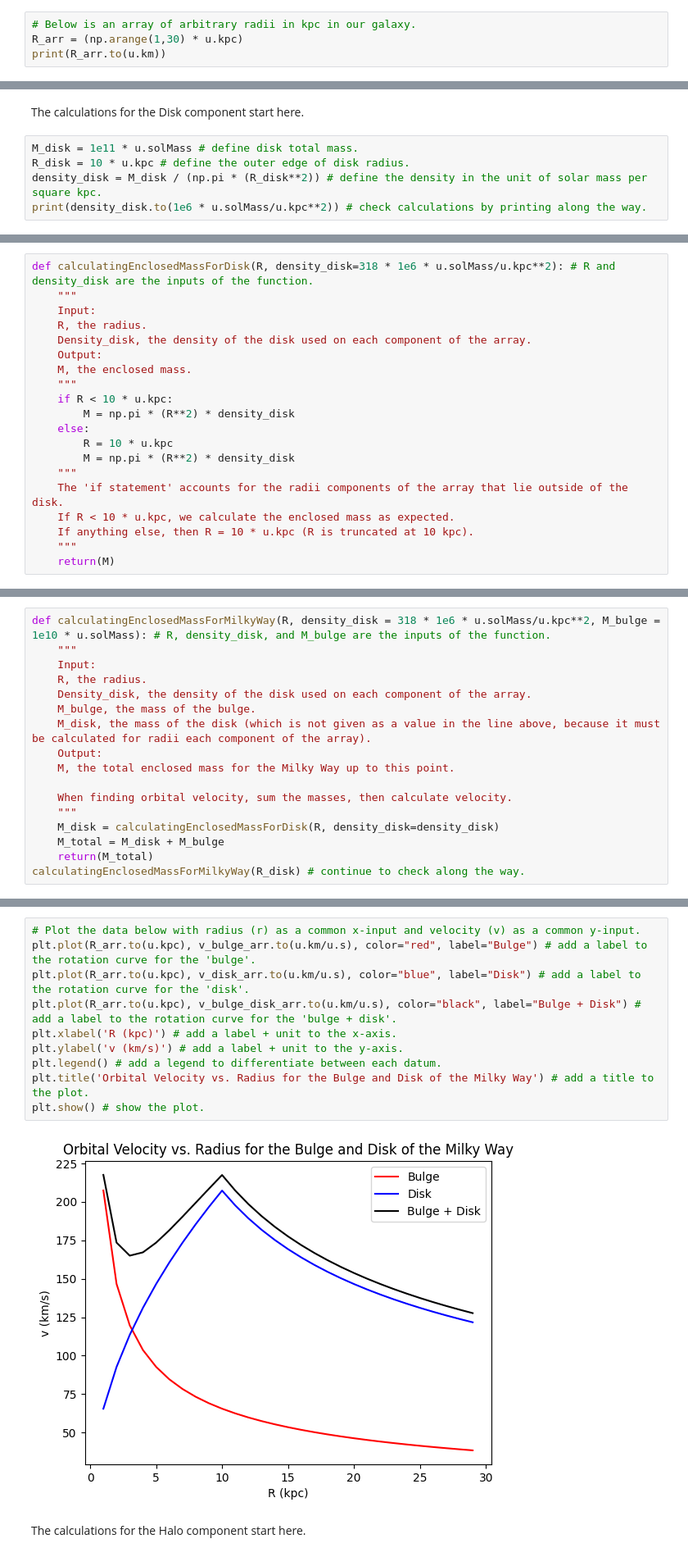
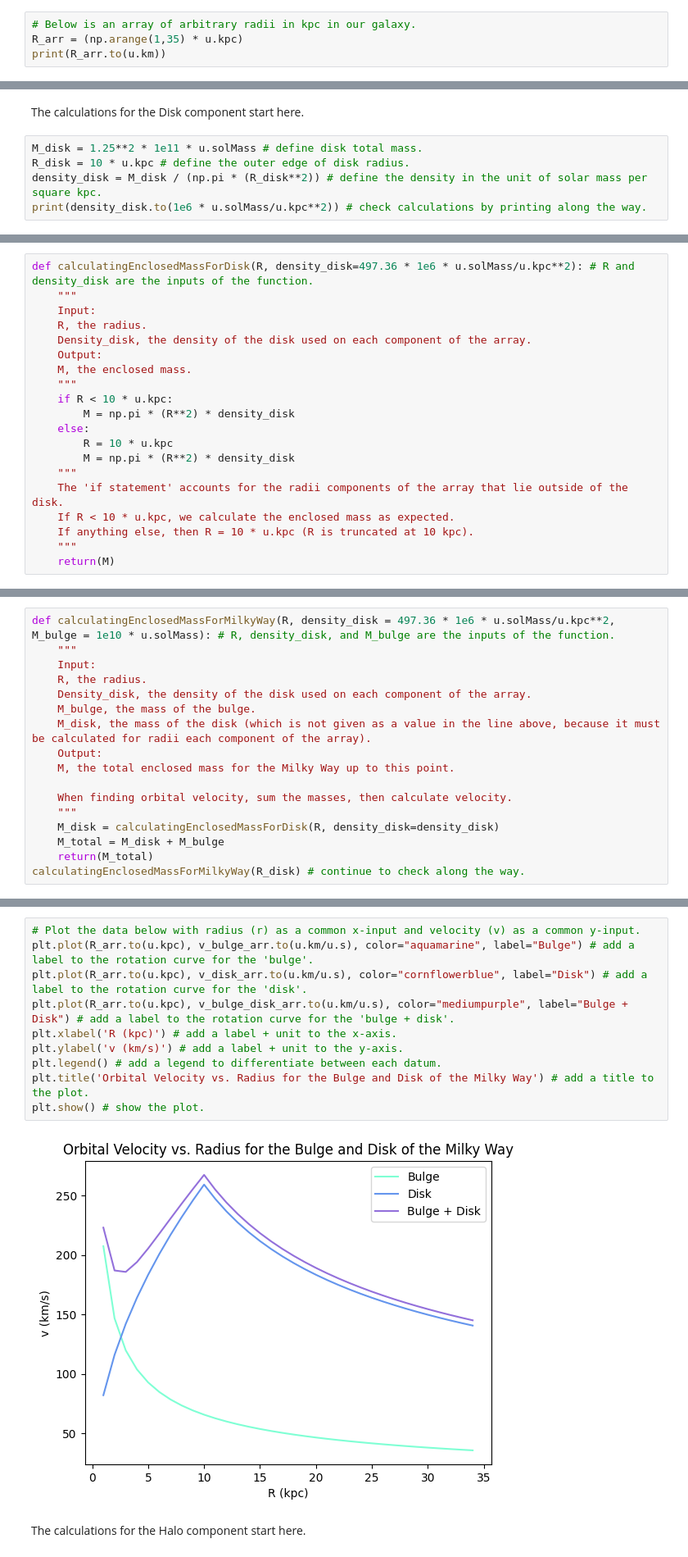
Before and after one commit to AinsleyJacquemain/ASTRON-1221, a Jupyter notebook: Dark_Matter_Project_Ainsley_Jacquemain.ipynb, the cells around one changed output, grey strips where cells are left out. Shown: that part at 82% size. Drawn from its saved outputs; the diff is of its cells as text.

```diff
--- a/Dark_Matter_Project_Ainsley_Jacquemain.ipynb
+++ b/Dark_Matter_Project_Ainsley_Jacquemain.ipynb
@@ -27,7 +27,7 @@ def CalculatingOrbitalVelocity(M, R): # M and R represent the input of the funct
     # Now we can use this same function, orbitalVelocity for multiple calculations.
 # %%
 # Below is an array of arbitrary radii in kpc in our galaxy.
-R_arr = (np.arange(1,30) * u.kpc)
+R_arr = (np.arange(1,35) * u.kpc)
 print(R_arr.to(u.km))
 # %% [output]
 [3.08567758e+16 6.17135516e+16 9.25703274e+16 1.23427103e+17
@@ -80,7 +82,7 @@ plt.show() # show the plot.
 # %% [markdown]
 The calculations for the Disk component start here.
 # %%
-M_disk = 1e11 * u.solMass # define disk total mass.
+M_disk = 1.25**2 * 1e11 * u.solMass # define disk total mass.
 R_disk = 10 * u.kpc # define the outer edge of disk radius.
 density_disk = M_disk / (np.pi * (R_disk**2)) # define the density in the unit of solar mass per square kpc.
 print(density_disk.to(1e6 * u.solMass/u.kpc**2)) # check calculations by printing along the way.
@@ -89,5 +91,5 @@ print(density_disk.to(1e6 * u.solMass/u.kpc**2)) # check calculations by printin
 # %%
-def calculatingEnclosedMassForDisk(R, density_disk=318 * 1e6 * u.solMass/u.kpc**2): # R and density_disk are the inputs of the function.
+def calculatingEnclosedMassForDisk(R, density_disk=497.36 * 1e6 * u.solMass/u.kpc**2): # R and density_disk are the inputs of the function.
     """
     Input:
     R, the radius.
@@ -121,5 +123,5 @@ print(calculatingEnclosedMassForDisk(10 * u.kpc).to(1e6 * u.solMass), "at 40 kpc
 # %%
-def calculatingEnclosedMassForMilkyWay(R, density_disk = 318 * 1e6 * u.solMass/u.kpc**2, M_bulge = 1e10 * u.solMass): # R, density_disk, and M_bulge are the inputs of the function.
+def calculatingEnclosedMassForMilkyWay(R, density_disk = 497.36 * 1e6 * u.solMass/u.kpc**2, M_bulge = 1e10 * u.solMass): # R, density_disk, and M_bulge are the inputs of the function.
     """
     Input:
     R, the radius.
@@ -188,15 +190,15 @@ v_bulge_disk_arr = CalculatingOrbitalVelocity(M_total, R_arr)
 # %%
 # Plot the data below with radius (r) as a common x-input and velocity (v) as a common y-input.
-plt.plot(R_arr.to(u.kpc), v_bulge_arr.to(u.km/u.s), color="red", label="Bulge") # add a label to the rotation curve for the 'bulge'.
-plt.plot(R_arr.to(u.kpc), v_disk_arr.to(u.km/u.s), color="blue", label="Disk") # add a label to the rotation curve for the 'disk'.
-plt.plot(R_arr.to(u.kpc), v_bulge_disk_arr.to(u.km/u.s), color="black", label="Bulge + Disk") # add a label to the rotation curve for the 'bulge + disk'.
+plt.plot(R_arr.to(u.kpc), v_bulge_arr.to(u.km/u.s), color="aquamarine", label="Bulge") # add a label to the rotation curve for the 'bulge'.
+plt.plot(R_arr.to(u.kpc), v_disk_arr.to(u.km/u.s), color="cornflowerblue", label="Disk") # add a label to the rotation curve for the 'disk'.
+plt.plot(R_arr.to(u.kpc), v_bulge_disk_arr.to(u.km/u.s), color="mediumpurple", label="Bulge + Disk") # add a label to the rotation curve for the 'bulge + disk'.
 plt.xlabel('R (kpc)') # add a label + unit to the x-axis.
 plt.ylabel('v (km/s)') # add a label + unit to the y-axis.
 plt.legend() # add a legend to differentiate between each datum.
 plt.title('Orbital Velocity vs. Radius for the Bulge and Disk of the Milky Way') # add a title to the plot.
 plt.show() # show the plot.
 # %% [output]
-[figure, old version]
+[figure, new version]
 # %% [markdown]
 The calculations for the Halo component start here.
 # %%
```
Also changed, not shown: parts of 17 cells of this notebook.
